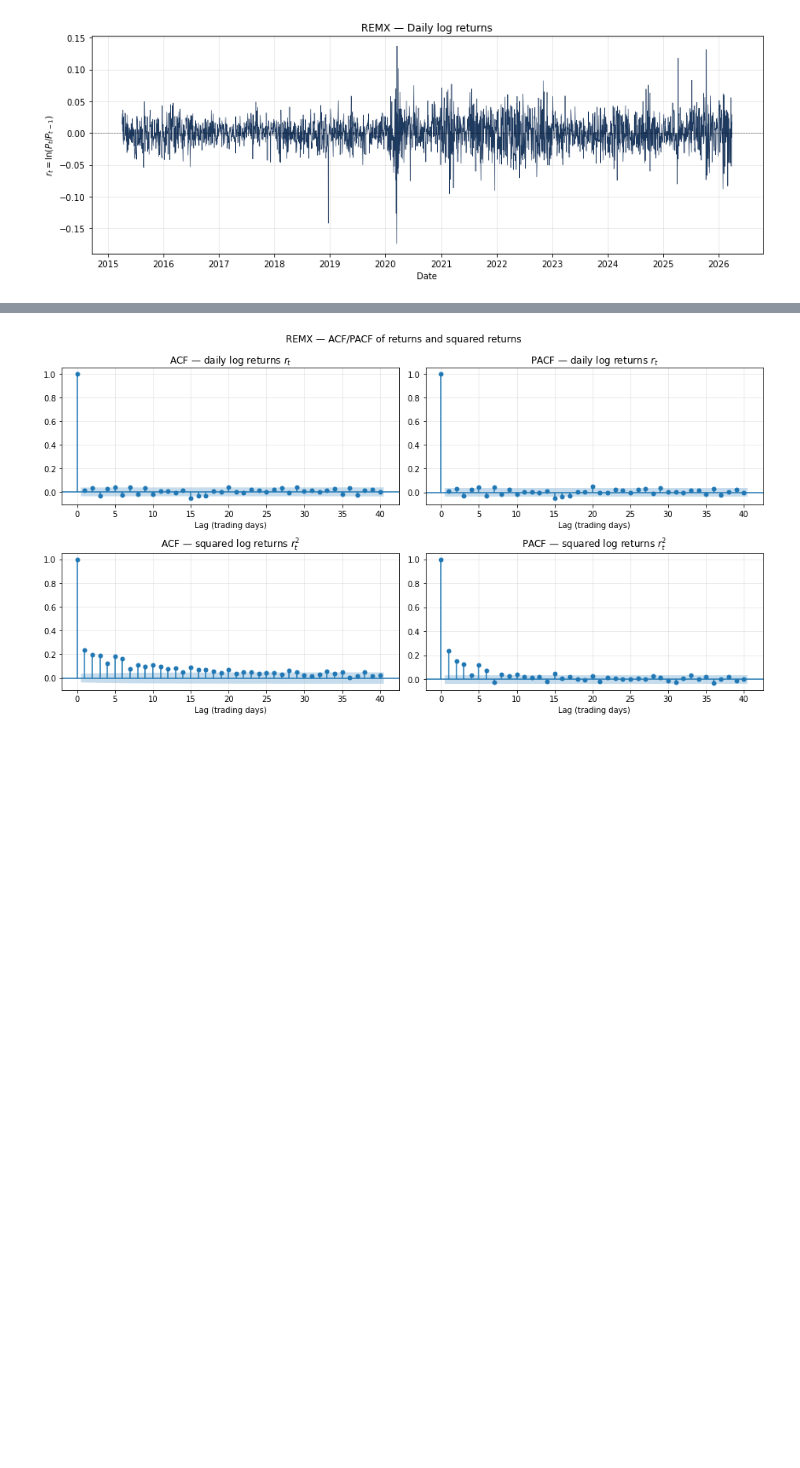
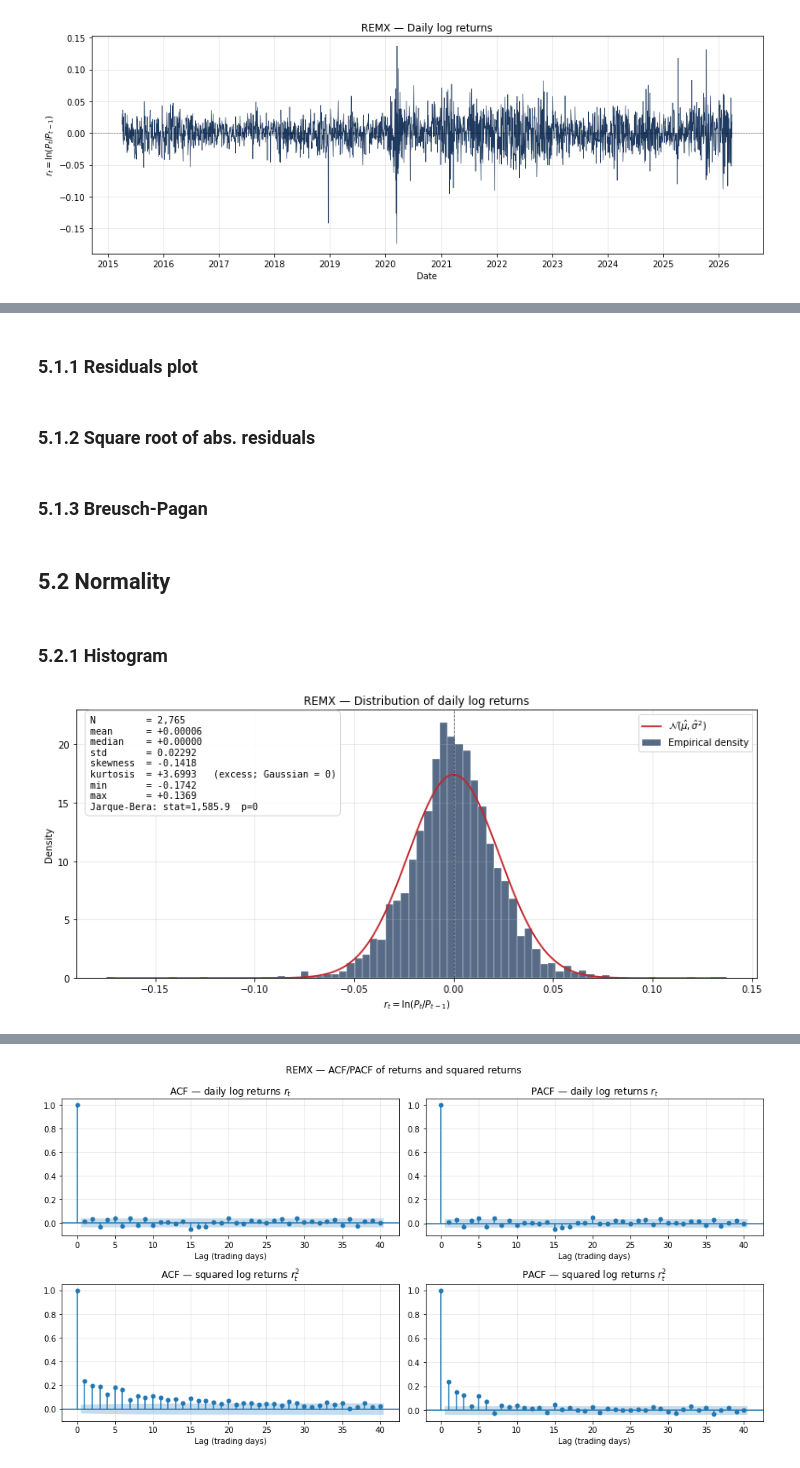
Before and after one commit to aleixcb/master_thesis_repo, a Jupyter notebook: 02-EDA.ipynb, the cells around one changed output, grey strips where cells are left out. Cells and saved outputs as stored; diff of their text form; code cells hidden in the pictures; blank space fills up the shorter version.

```diff
--- a/02-EDA.ipynb
+++ b/02-EDA.ipynb
@@ -69,0 +74,73 @@ plt.show()
+# %% [markdown]
+### 5.1.1 Residuals plot
+# %% [markdown]
+### 5.1.2 Square root of abs. residuals
+# %% [markdown]
+### 5.1.3 Breusch-Pagan
+# %% [markdown]
+## 5.2 Normality
+# %% [markdown]
+### 5.2.1 Histogram
+# %%
+from scipy import stats as sp_stats
+
+r = df['r'].dropna()
+
+# Summary statistics
+n_obs    = len(r)
+mean_v   = r.mean()
+median_v = r.median()
+std_v    = r.std()
+skew_v   = sp_stats.skew(r)
+kurt_v   = sp_stats.kurtosis(r)   # excess kurtosis (Fisher definition)
+min_v    = r.min()
+max_v    = r.max()
+
+# Optional formal tests of normality
+jb_stat,  jb_p  = sp_stats.jarque_bera(r)
+
+# --- Plot ----------------------------------------------------------------
+fig, ax = plt.subplots(figsize=(11, 5))
+
+counts, bin_edges, _ = ax.hist(
+    r, bins=80, density=True,
+    color='#1f3a5f', alpha=0.75,
+    edgecolor='white', linewidth=0.4,
+    label='Empirical density',
+)
+
+# Gaussian fit using sample mean and std
+xs = np.linspace(min_v, max_v, 600)
+ax.plot(xs, sp_stats.norm.pdf(xs, loc=mean_v, scale=std_v),
+        color='#c1272d', linewidth=1.8,
+        label=fr'$\mathcal{{N}}(\hat\mu, \hat\sigma^2)$')
+
+ax.axvline(mean_v, color='black', linestyle='--', linewidth=0.8, alpha=0.6)
+
+stats_lines = [
+    f'N         = {n_obs:,}',
+    f'mean      = {mean_v:+.5f}',
+    f'median    = {median_v:+.5f}',
+    f'std       = {std_v:.5f}',
+    f'skewness  = {skew_v:+.4f}',
+    f'kurtosis  = {kurt_v:+.4f}   (excess; Gaussian = 0)',
+    f'min       = {min_v:+.4f}',
+    f'max       = {max_v:+.4f}',
+    f'Jarque-Bera: stat={jb_stat:,.1f}  p={jb_p:.3g}',
+]
+ax.text(0.02, 0.98, '\n'.join(stats_lines),
+        transform=ax.transAxes,
+        fontsize=10, family='monospace',
+        verticalalignment='top',
+        bbox=dict(boxstyle='round,pad=0.5',
+                  facecolor='white', edgecolor='lightgray', alpha=0.92))
+
+ax.set_title('REMX — Distribution of daily log returns')
+ax.set_xlabel(r'$r_t = \ln(P_t / P_{t-1})$')
+ax.set_ylabel('Density')
+ax.grid(True, alpha=0.3)
+ax.legend(loc='upper right')
+fig.tight_layout()
+plt.show()
+# %% [output]
+[figure, added]
```
Also changed, not shown: parts of 16 cells of this notebook, 12 other files.
